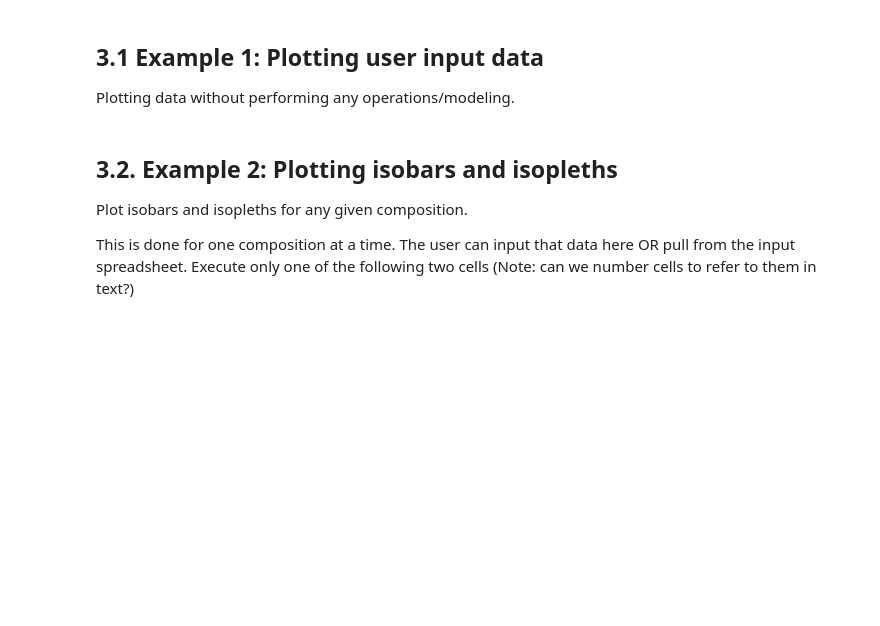
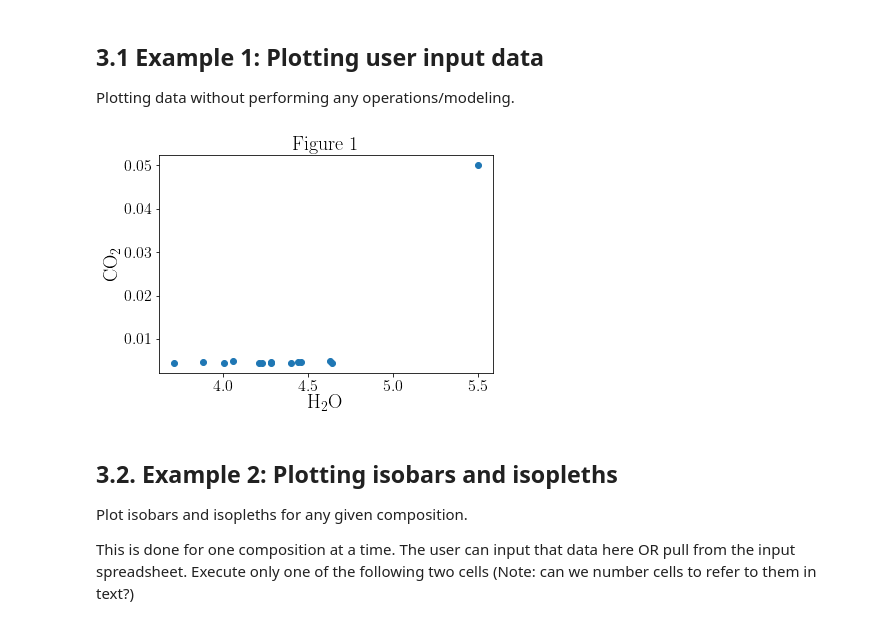
Before and after one commit to kaylai/VESIcal, a Jupyter notebook: testNotebooks/Manuscript.ipynb, the cells around one changed output. Cells and saved outputs as stored; diff of their text form; code cells hidden in the pictures; blank space fills up the shorter version.

```diff
--- a/testNotebooks/Manuscript.ipynb
+++ b/testNotebooks/Manuscript.ipynb
@@ -82,8 +73,10 @@ Have a model = "model" type line that makes user define what model they are usin
 import MagmaSatPlus as msp
 from thermoengine import equilibrate
 import matplotlib.pyplot as plt
+plt.style.use('paper')
 import numpy as np
 import pandas as pd
+from IPython.display import display, HTML
 %matplotlib inline
 
 #Create a Modeller object where the user defines the model name and version to use for calculatinos
@@ -119,10 +131,13 @@ data = myfile.data
 ## 3.1 Example 1: Plotting user input data
 Plotting data without performing any operations/modeling.
 # %%
-plt.plot(data["H2O"], data["CO2"], 'bo')
+plt.plot(data["H2O"], data["CO2"], 'o')
 plt.xlabel("H$_2$O")
 plt.ylabel("CO$_2$")
+plt.title("Figure 1")
 plt.show()
+# %% [output]
+[figure, added]
 # %% [markdown]
 ## 3.2. Example 2: Plotting isobars and isopleths
 Plot isobars and isopleths for any given composition.
```
Also changed, not shown: parts of 20 cells of this notebook, 2 other files.
